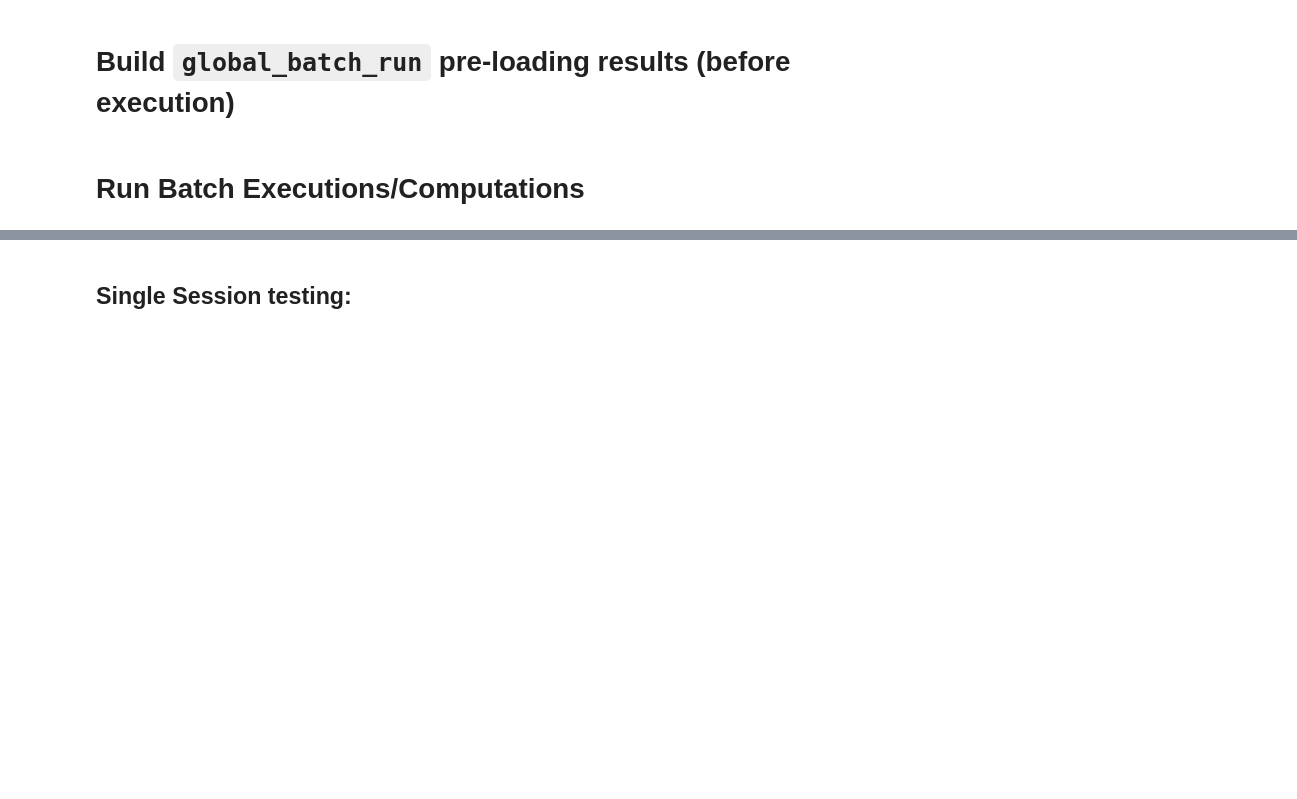
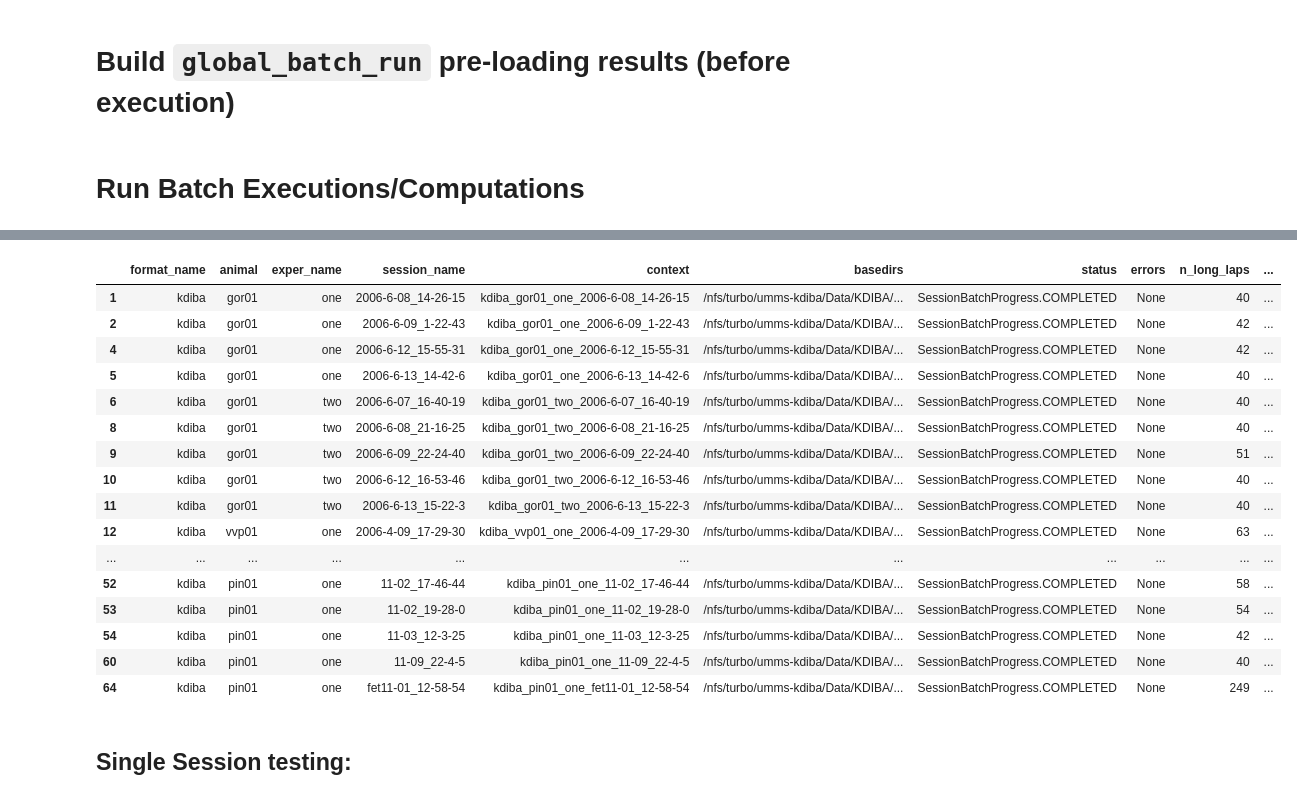
Before and after one commit to CommanderPho/Spike3D, a Jupyter notebook: BatchGenerateOutputs_2023-05-31.ipynb, the cells around one changed output, grey strips where cells are left out. Drawn from its saved outputs; the diff is of its cells as text; code cells hidden in the pictures; blank space fills up the shorter version.

```diff
--- a/BatchGenerateOutputs_2023-05-31.ipynb
+++ b/BatchGenerateOutputs_2023-05-31.ipynb
@@ -138,0 +267,23 @@ saveData(global_batch_result_file_path, global_batch_run) # Update the global ba
+# %%
+# Get output files:
+batch_progress_df = global_batch_run.to_dataframe(expand_context=True, good_only=False) # all
+good_only_batch_progress_df = global_batch_run.to_dataframe(expand_context=True, good_only=True)
+good_only_batch_progress_df
+# %% [output]
+|  | format_name | animal | exper_name | session_name | context | basedirs | status | errors | n_long_laps | ... |
+| 1 | kdiba | gor01 | one | 2006-6-08_14-26-15 | kdiba_gor01_one_2006-6-08_14-26-15 | /nfs/turbo/umms-kdiba/Data/KDIBA/... | SessionBatchProgress.COMPLETED | None | 40 | ... |
+| 2 | kdiba | gor01 | one | 2006-6-09_1-22-43 | kdiba_gor01_one_2006-6-09_1-22-43 | /nfs/turbo/umms-kdiba/Data/KDIBA/... | SessionBatchProgress.COMPLETED | None | 42 | ... |
+| 4 | kdiba | gor01 | one | 2006-6-12_15-55-31 | kdiba_gor01_one_2006-6-12_15-55-31 | /nfs/turbo/umms-kdiba/Data/KDIBA/... | SessionBatchProgress.COMPLETED | None | 42 | ... |
+| 5 | kdiba | gor01 | one | 2006-6-13_14-42-6 | kdiba_gor01_one_2006-6-13_14-42-6 | /nfs/turbo/umms-kdiba/Data/KDIBA/... | SessionBatchProgress.COMPLETED | None | 40 | ... |
+| 6 | kdiba | gor01 | two | 2006-6-07_16-40-19 | kdiba_gor01_two_2006-6-07_16-40-19 | /nfs/turbo/umms-kdiba/Data/KDIBA/... | SessionBatchProgress.COMPLETED | None | 40 | ... |
+| 8 | kdiba | gor01 | two | 2006-6-08_21-16-25 | kdiba_gor01_two_2006-6-08_21-16-25 | /nfs/turbo/umms-kdiba/Data/KDIBA/... | SessionBatchProgress.COMPLETED | None | 40 | ... |
+| 9 | kdiba | gor01 | two | 2006-6-09_22-24-40 | kdiba_gor01_two_2006-6-09_22-24-40 | /nfs/turbo/umms-kdiba/Data/KDIBA/... | SessionBatchProgress.COMPLETED | None | 51 | ... |
+| 10 | kdiba | gor01 | two | 2006-6-12_16-53-46 | kdiba_gor01_two_2006-6-12_16-53-46 | /nfs/turbo/umms-kdiba/Data/KDIBA/... | SessionBatchProgress.COMPLETED | None | 40 | ... |
+| 11 | kdiba | gor01 | two | 2006-6-13_15-22-3 | kdiba_gor01_two_2006-6-13_15-22-3 | /nfs/turbo/umms-kdiba/Data/KDIBA/... | SessionBatchProgress.COMPLETED | None | 40 | ... |
+| 12 | kdiba | vvp01 | one | 2006-4-09_17-29-30 | kdiba_vvp01_one_2006-4-09_17-29-30 | /nfs/turbo/umms-kdiba/Data/KDIBA/... | SessionBatchProgress.COMPLETED | None | 63 | ... |
+| ... | ... | ... | ... | ... | ... | ... | ... | ... | ... | ... |
+| 52 | kdiba | pin01 | one | 11-02_17-46-44 | kdiba_pin01_one_11-02_17-46-44 | /nfs/turbo/umms-kdiba/Data/KDIBA/... | SessionBatchProgress.COMPLETED | None | 58 | ... |
+| 53 | kdiba | pin01 | one | 11-02_19-28-0 | kdiba_pin01_one_11-02_19-28-0 | /nfs/turbo/umms-kdiba/Data/KDIBA/... | SessionBatchProgress.COMPLETED | None | 54 | ... |
+| 54 | kdiba | pin01 | one | 11-03_12-3-25 | kdiba_pin01_one_11-03_12-3-25 | /nfs/turbo/umms-kdiba/Data/KDIBA/... | SessionBatchProgress.COMPLETED | None | 42 | ... |
+| 60 | kdiba | pin01 | one | 11-09_22-4-5 | kdiba_pin01_one_11-09_22-4-5 | /nfs/turbo/umms-kdiba/Data/KDIBA/... | SessionBatchProgress.COMPLETED | None | 40 | ... |
+| 64 | kdiba | pin01 | one | fet11-01_12-58-54 | kdiba_pin01_one_fet11-01_12-58-54 | /nfs/turbo/umms-kdiba/Data/KDIBA/... | SessionBatchProgress.COMPLETED | None | 249 | ... |
```
Also changed, not shown: parts of 9 cells of this notebook.
